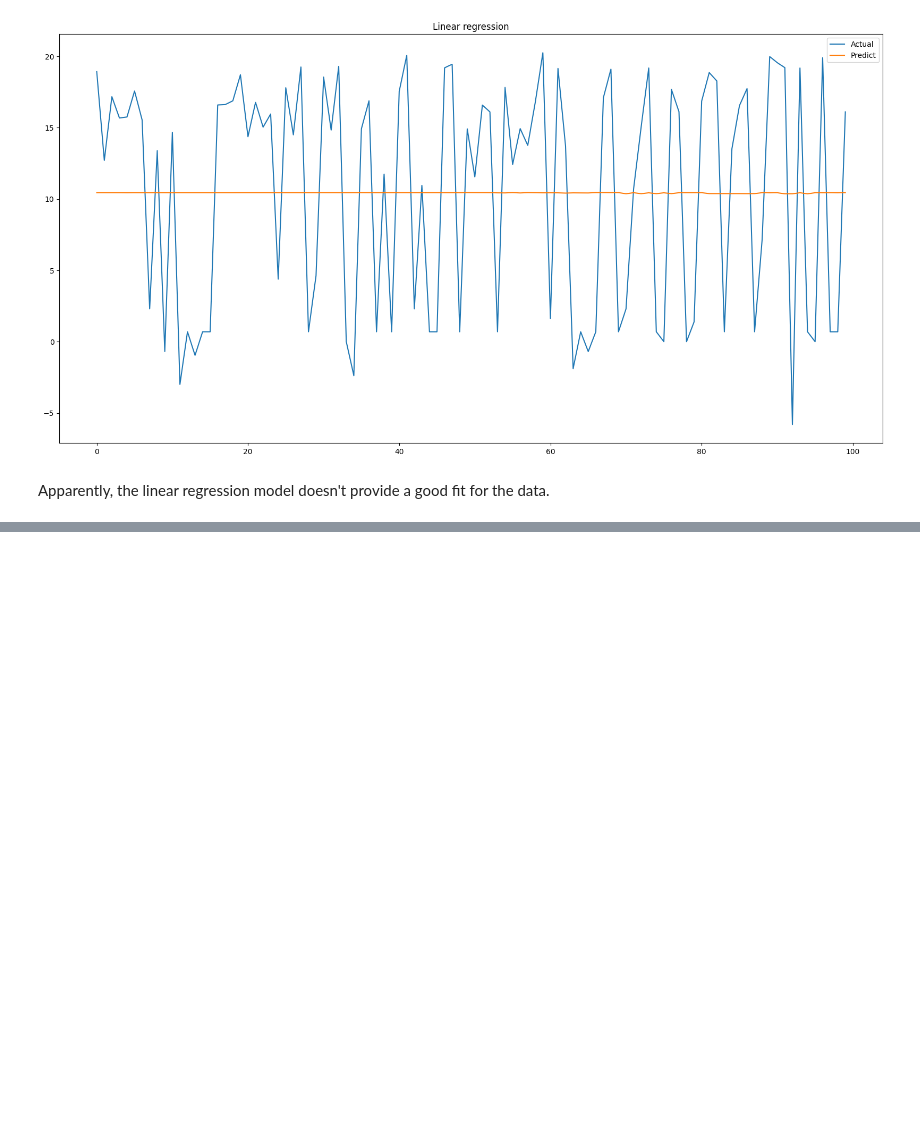
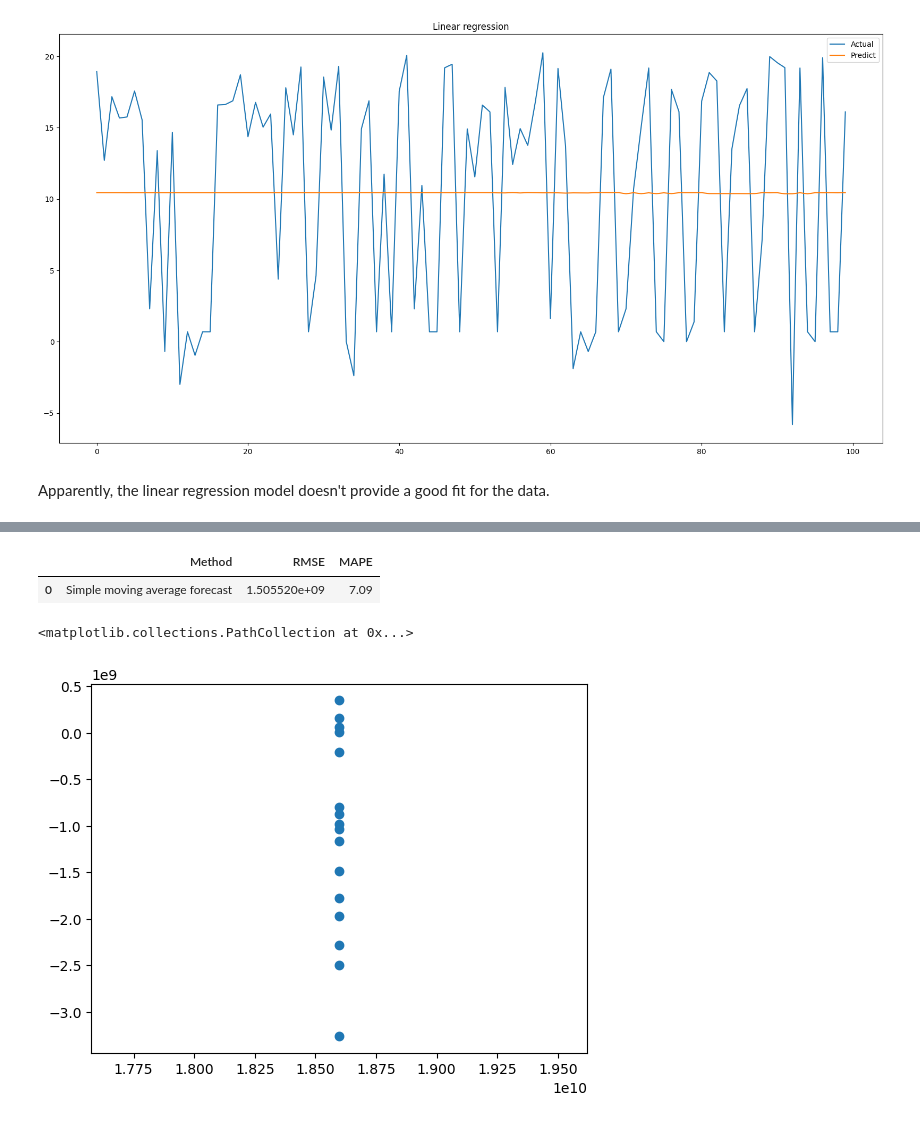
Before and after one commit to powerlock/CreditAnalysis, a Jupyter notebook: nb/baseModel.ipynb, the cells around one changed output, grey strips where cells are left out. Cells and saved outputs as stored; diff of their text form; code cells hidden in the pictures; blank space fills up the shorter version.

```diff
--- a/nb/baseModel.ipynb
+++ b/nb/baseModel.ipynb
@@ -201,0 +274,20 @@ dtype('float64')
+# %%
+residue = test['Total_value']- df_pred['sma_forecast'][train_len:]
+# %%
+# Metrics, RMSE (Root-mean-square error/deviation), MAPE (mean absolute percentage error)
+from sklearn.metrics import mean_squared_error
+rmse = np.sqrt(mean_squared_error(test['Total_value'], df_pred['sma_forecast'][train_len:])).round(2)
+mape = np.round(np.mean(np.abs(test['Total_value']-df_pred['sma_forecast'][train_len:])/test['Total_value'])*100,2)
+
+results = pd.DataFrame({'Method':['Simple moving average forecast'], 'MAPE': [mape], 'RMSE': [rmse]})
+results = results[['Method', 'RMSE', 'MAPE']]
+results
+# %% [output]
+|  | Method | RMSE | MAPE |
+| 0 | Simple moving average forecast | 1.505520e+09 | 7.09 |
+# %%
+# visulize residue to assess the model
+plt.scatter(x =df_pred['sma_forecast'][train_len:],y=residue )
+# %% [output]
+<matplotlib.collections.PathCollection at 0x...>
+[figure, added]
```
Also changed, not shown: parts of 16 cells of this notebook.
